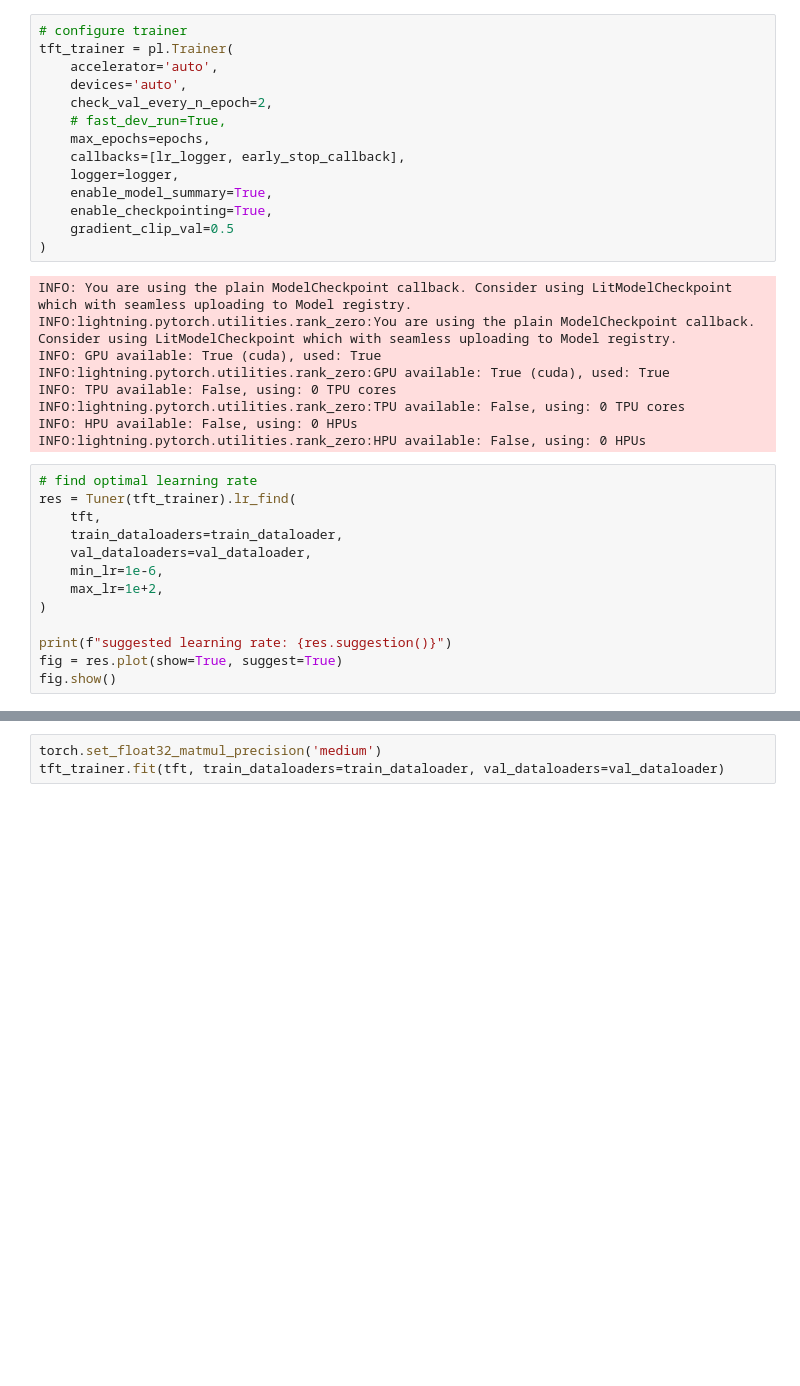
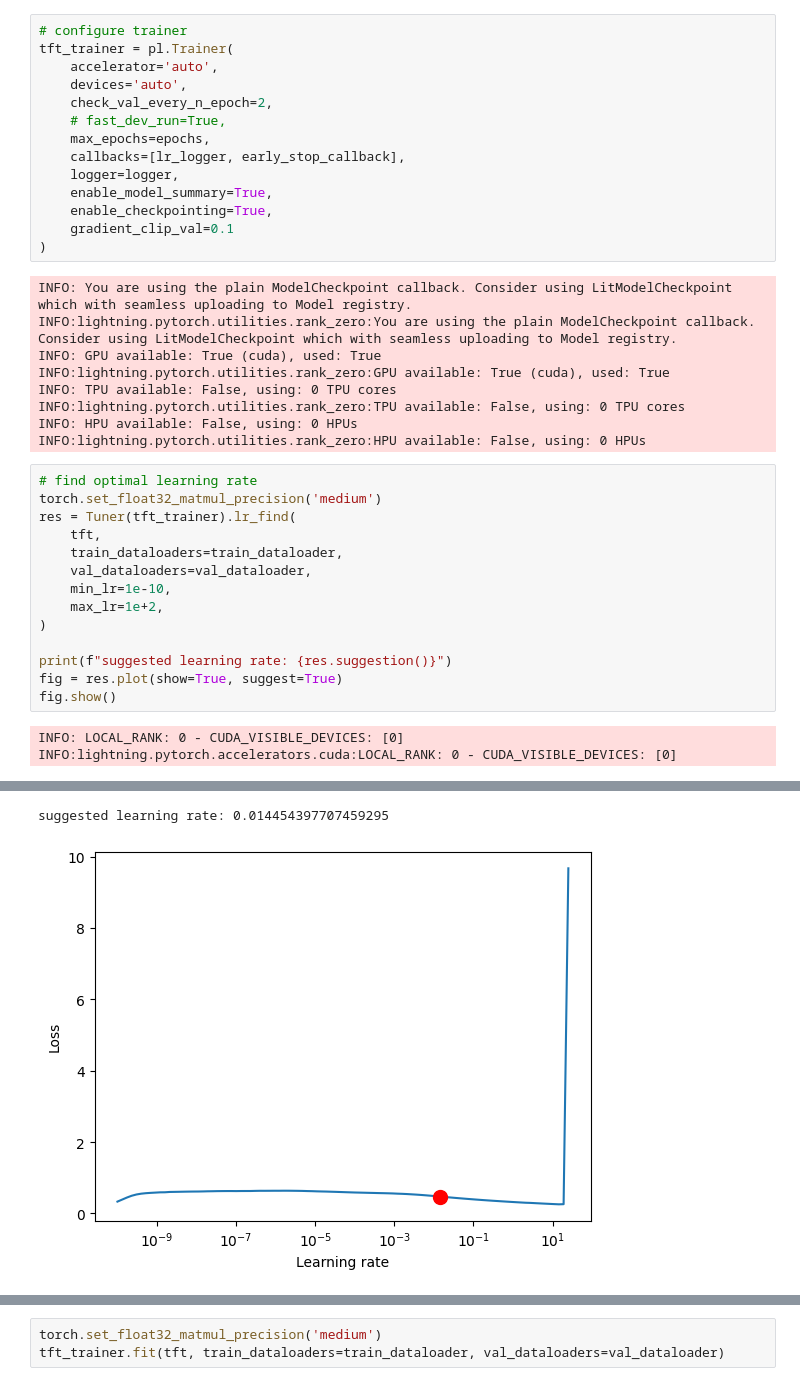
Before and after one commit to andrewlys/ECMA-31330, a Jupyter notebook: Project/Code/nn.ipynb, the cells around one changed output, grey strips where cells are left out. Saved outputs shown, nothing was run; the diff lists cells and outputs as text; blank space fills up the shorter version.

```diff
--- a/Project/Code/nn.ipynb
+++ b/Project/Code/nn.ipynb
@@ -240,7 +238,7 @@ tft_trainer = pl.Trainer(
     logger=logger,
     enable_model_summary=True,
     enable_checkpointing=True,
-    gradient_clip_val=0.5
+    gradient_clip_val=0.1
 )
 # %% [output]
 INFO: You are using the plain ModelCheckpoint callback. Consider using LitModelCheckpoint which with seamless uploading to Model registry.
@@ -253,14 +251,18 @@ INFO: HPU available: False, using: 0 HPUs
 INFO:lightning.pytorch.utilities.rank_zero:HPU available: False, using: 0 HPUs
 # %%
 # find optimal learning rate
+torch.set_float32_matmul_precision('medium')
 res = Tuner(tft_trainer).lr_find(
     tft,
     train_dataloaders=train_dataloader,
     val_dataloaders=val_dataloader,
-    min_lr=1e-6,
+    min_lr=1e-10,
     max_lr=1e+2,
 )
 
 print(f"suggested learning rate: {res.suggestion()}")
 fig = res.plot(show=True, suggest=True)
 fig.show()
+# %% [output]
+INFO: LOCAL_RANK: 0 - CUDA_VISIBLE_DEVICES: [0]
+INFO:lightning.pytorch.accelerators.cuda:LOCAL_RANK: 0 - CUDA_VISIBLE_DEVICES: [0]
@@ -266,0 +277,2 @@ fig.show()
+suggested learning rate: 0.014454397707459295
+[figure, added]
```
Also changed, not shown: parts of 4 cells of this notebook.
